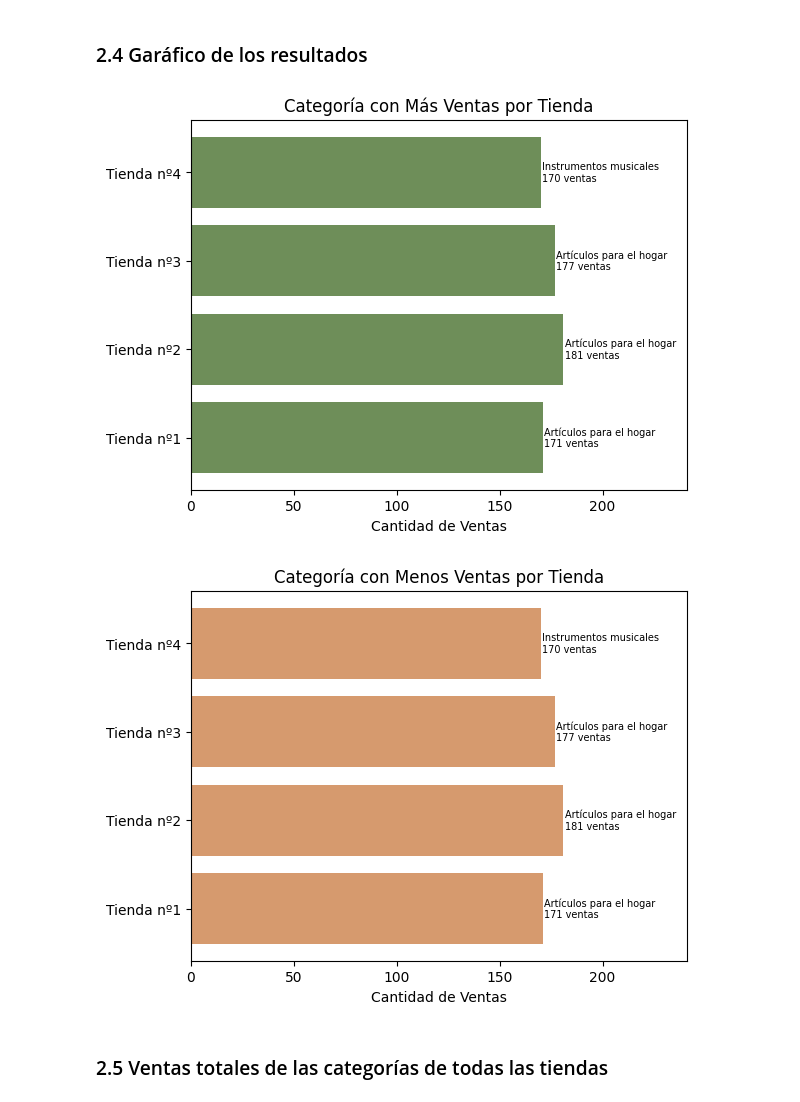
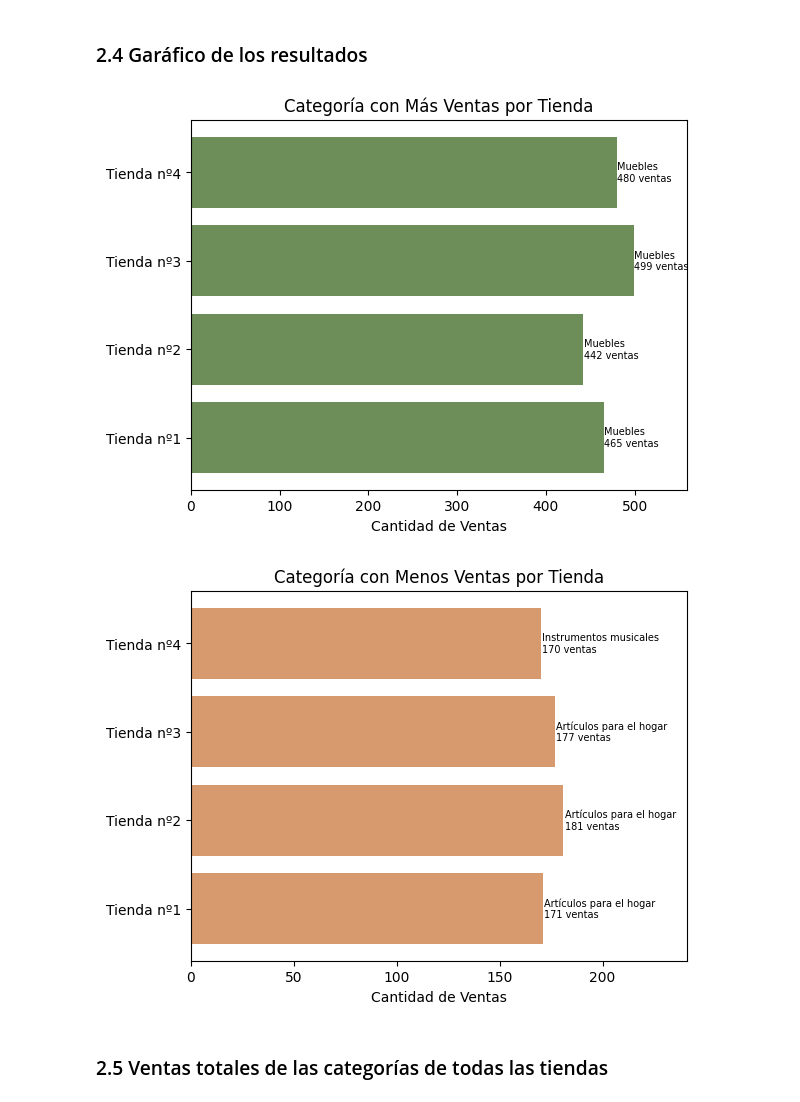
Before and after one commit to taliacanosa/Challenge-Alurastore, a Jupyter notebook: Challenge.ipynb, the cells around one changed output. Drawn from its saved outputs; the diff is of its cells as text; code cells hidden in the pictures.

```diff
--- a/Challenge.ipynb
+++ b/Challenge.ipynb
@@ -204,6 +204,11 @@ Tienda nº4: Instrumentos musicales (170 ventas)
 ### 2.4 Garáfico de los resultados
 # %%
 # GRÁFICO PARA LAS CATEGORÍAS CON MAS VENTAS
+
+cat1, cant1 = categoriaMasVendida(tienda)
+cat2, cant2 = categoriaMasVendida(tienda2)
+cat3, cant3 = categoriaMasVendida(tienda3)
+cat4, cant4 = categoriaMasVendida(tienda4)
 
 categorias = [cat1, cat2, cat3, cat4]
 ventas = [cant1, cant2, cant3, cant4]
@@ -226,34 +231,34 @@ for i, v in enumerate(ventas):
 
 plt.show()
 
 # GRÁFICO PARA LAS CATEGORÍAS CON MENOS VENTAS
 
 # Cálculo de la categoría con menos ventas por tienda
 cat1_min, cant1_min = categoriaMenosVendida(tienda)
 cat2_min, cant2_min = categoriaMenosVendida(tienda2)
 cat3_min, cant3_min = categoriaMenosVendida(tienda3)
 cat4_min, cant4_min = categoriaMenosVendida(tienda4)
 
 # Listas con las categorías y las ventas
 categorias_min = [cat1_min, cat2_min, cat3_min, cat4_min]
 ventas_min = [cant1_min, cant2_min, cant3_min, cant4_min]
 tiendas_min = ['Tienda nº1', 'Tienda nº2', 'Tienda nº3', 'Tienda nº4']
 
 
 plt.barh(tiendas_min, ventas_min, color="#D69A6E")
 plt.xlim(0, max(ventas_min) + 60)
 
 plt.xlabel('Cantidad de Ventas')
 plt.title('Categoría con Menos Ventas por Tienda')
 
 # Agregar los valores sobre las barras
 for i, v in enumerate(ventas_min):
     categoria = categorias_min[i]
     plt.text(v + 0.5, i, f'{categoria} \n{v} ventas', va='center', fontsize=7)
 
 plt.show()
 # %% [output]
-[figure, old version]
+[figure, new version]
 [figure]
 # %% [markdown]
 ### 2.5 Ventas totales de las categorías de todas las tiendas
```
